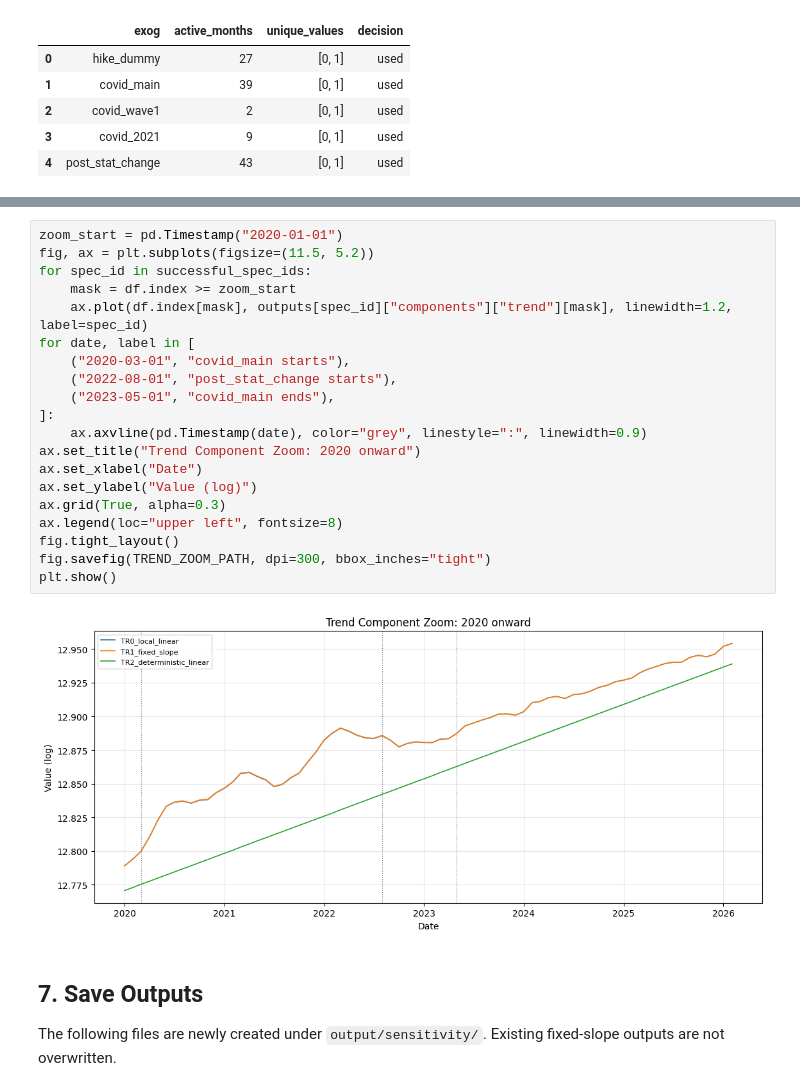
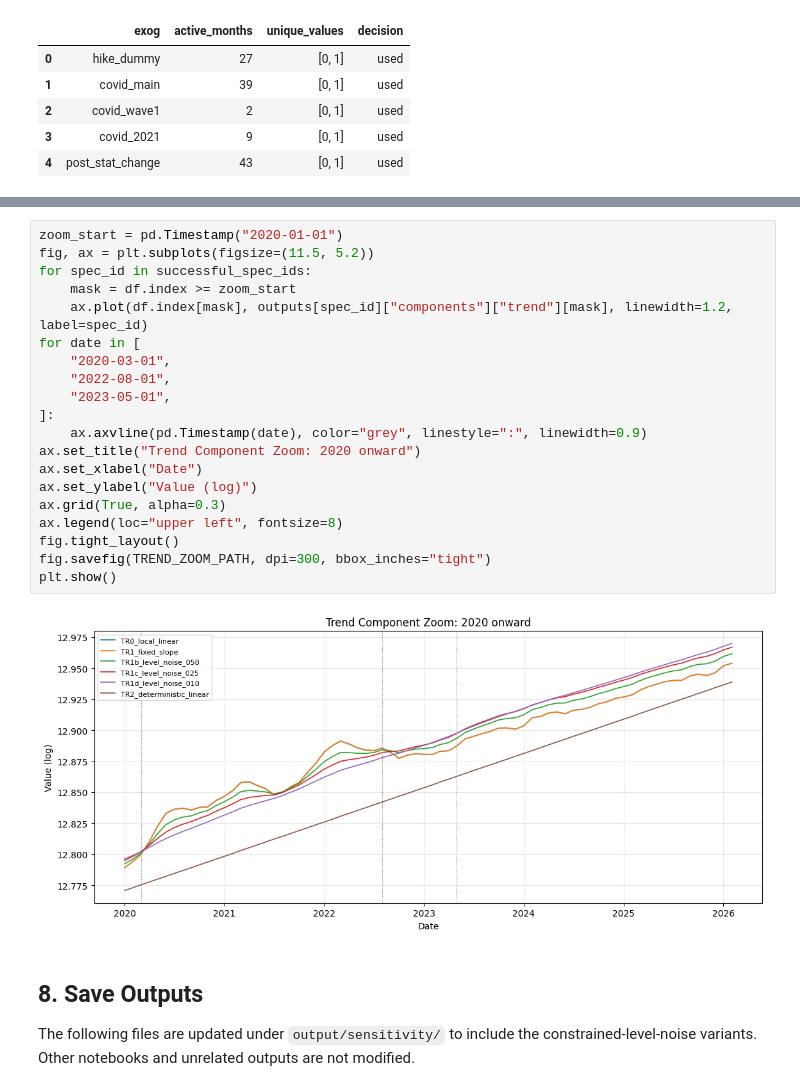
Before and after one commit to Fuga420/Transport_amount_project, a Jupyter notebook: notebooks/07_trend_rigidity_sensitivity.ipynb, the cells around one changed output, grey strips where cells are left out. Drawn from its saved outputs; the diff is of its cells as text.

Commit message:
Add trend rigidity sensitivity analysis

```diff
--- a/notebooks/07_trend_rigidity_sensitivity.ipynb
+++ b/notebooks/07_trend_rigidity_sensitivity.ipynb
@@ -620,29 +831,29 @@ plt.show()
 # %%
 zoom_start = pd.Timestamp("2020-01-01")
 fig, ax = plt.subplots(figsize=(11.5, 5.2))
 for spec_id in successful_spec_ids:
     mask = df.index >= zoom_start
     ax.plot(df.index[mask], outputs[spec_id]["components"]["trend"][mask], linewidth=1.2, label=spec_id)
-for date, label in [
-    ("2020-03-01", "covid_main starts"),
-    ("2022-08-01", "post_stat_change starts"),
-    ("2023-05-01", "covid_main ends"),
+for date in [
+    "2020-03-01",
+    "2022-08-01",
+    "2023-05-01",
 ]:
     ax.axvline(pd.Timestamp(date), color="grey", linestyle=":", linewidth=0.9)
 ax.set_title("Trend Component Zoom: 2020 onward")
 ax.set_xlabel("Date")
 ax.set_ylabel("Value (log)")
 ax.grid(True, alpha=0.3)
 ax.legend(loc="upper left", fontsize=8)
 fig.tight_layout()
 fig.savefig(TREND_ZOOM_PATH, dpi=300, bbox_inches="tight")
 plt.show()
 # %% [output]
-[figure, old version]
+[figure, new version]
 # %% [markdown]
-## 7. Save Outputs
+## 8. Save Outputs
 
-The following files are newly created under `output/sensitivity/`. Existing fixed-slope outputs are not overwritten.
+The following files are updated under `output/sensitivity/` to include the constrained-level-noise variants. Other notebooks and unrelated outputs are not modified.
 # %%
 comparison_df.to_csv(MODEL_COMPARISON_PATH, index=False)
 coefficients_df.to_csv(COEFFICIENTS_PATH, index=False)
```
Also changed, not shown: parts of 24 cells of this notebook, 11 other files.
